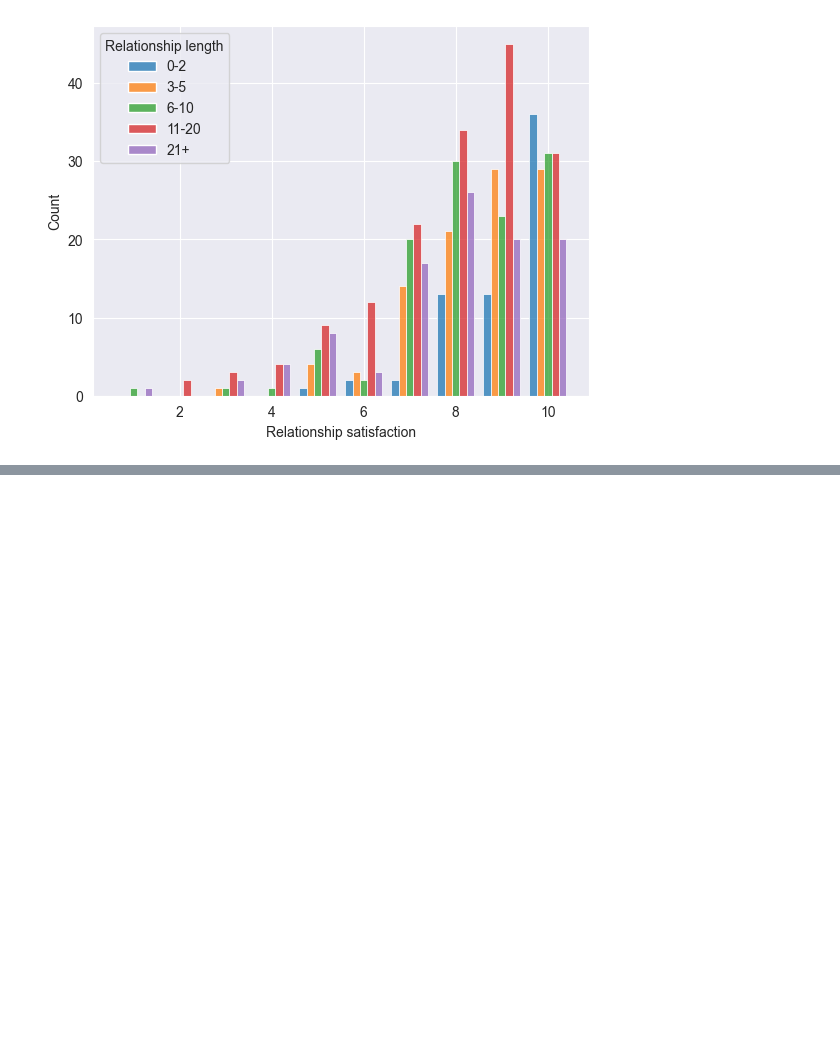
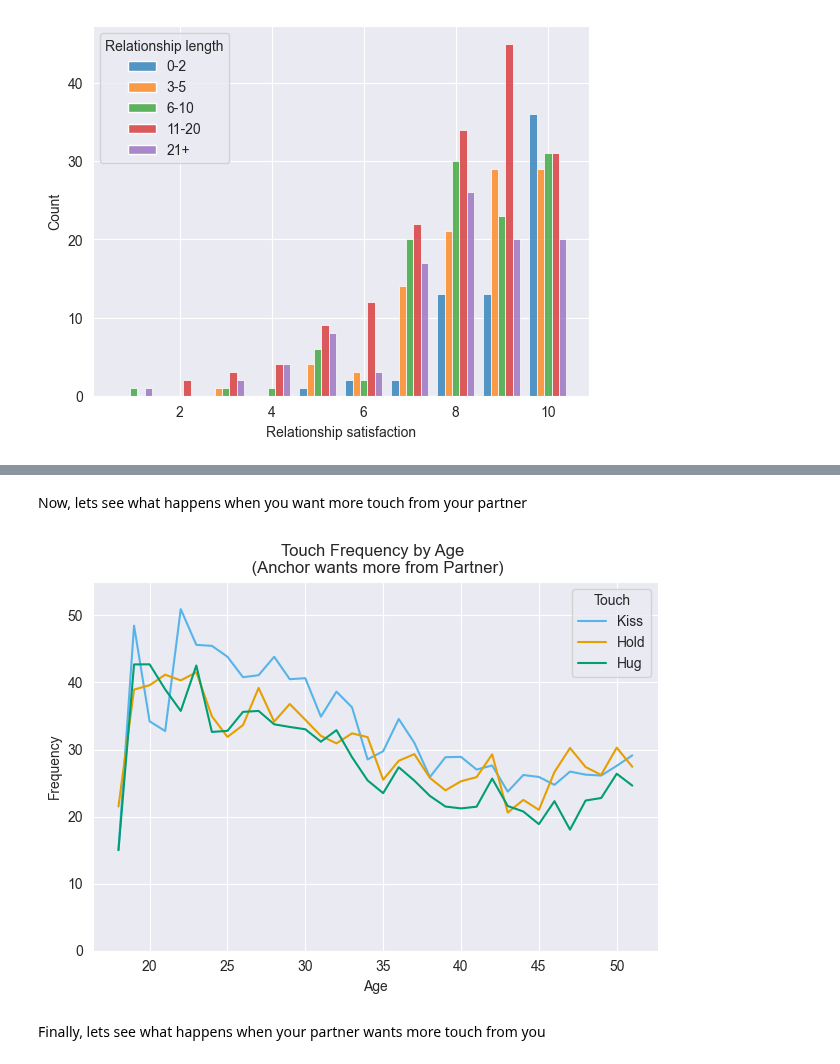
Before and after one commit to EdgardoCS/touchCouples, a Jupyter notebook: Anchor_partner.ipynb, the cells around one changed output, grey strips where cells are left out. Drawn from its saved outputs; the diff is of its cells as text; code cells hidden in the pictures; blank space fills up the shorter version.

```diff
--- a/Anchor_partner.ipynb
+++ b/Anchor_partner.ipynb
@@ -200,0 +223,6 @@ plt.show()
+# %% [markdown]
+Now, lets see what happens when you want more touch from your partner
+# %%
+df_kiss = df1[df1["kiss_diff"] > 0]
+df_hold = df1[df1["hold_diff"] > 0]
+df_hug = df1[df1["hug_diff"] > 0]
@@ -200,0 +233,28 @@ plt.show()
+# %%
+df_kiss["Kiss"] = df["tf_kiss"].map(frequency_map)
+df_kiss = df_kiss.groupby("age")["Kiss"].mean().reset_index()
+
+df_hold["Hold"] = df["tf_hold"].map(frequency_map)
+df_hold = df_hold.groupby("age")["Hold"].mean().reset_index()
+
+df_hug["Hug"] = df["tf_hug"].map(frequency_map)
+df_hug = df_hug.groupby("age")["Hug"].mean().reset_index()
+
+df_merged = pd.merge(df_kiss, df_hold, on="age", how="outer")
+df_merged = pd.merge(df_merged, df_hug, on="age", how="outer")
+
+df_long = pd.melt(df_merged, id_vars="age", var_name="Touch", value_name="value")
+# Plot
+sns.lineplot(data=df_long, x="age", y="value", hue="Touch", palette=["#56B4E9", "#E69F00", "#009E73"])
+plt.title("Touch Frequency by Age \n (Anchor wants more from Partner)")
+plt.xlabel("Age")
+plt.ylabel("Frequency")
+plt.grid(True)
+plt.tight_layout()
+plt.ylim(0,55)
+plt.savefig('output/anchor_more_than_partner(age vs touch).png', dpi=300)
+plt.show()
+# %% [output]
+[figure, added]
+# %% [markdown]
+Finally, lets see what happens when your partner wants more touch from you
```
Also changed, not shown: parts of 12 cells of this notebook, 3 other files.
